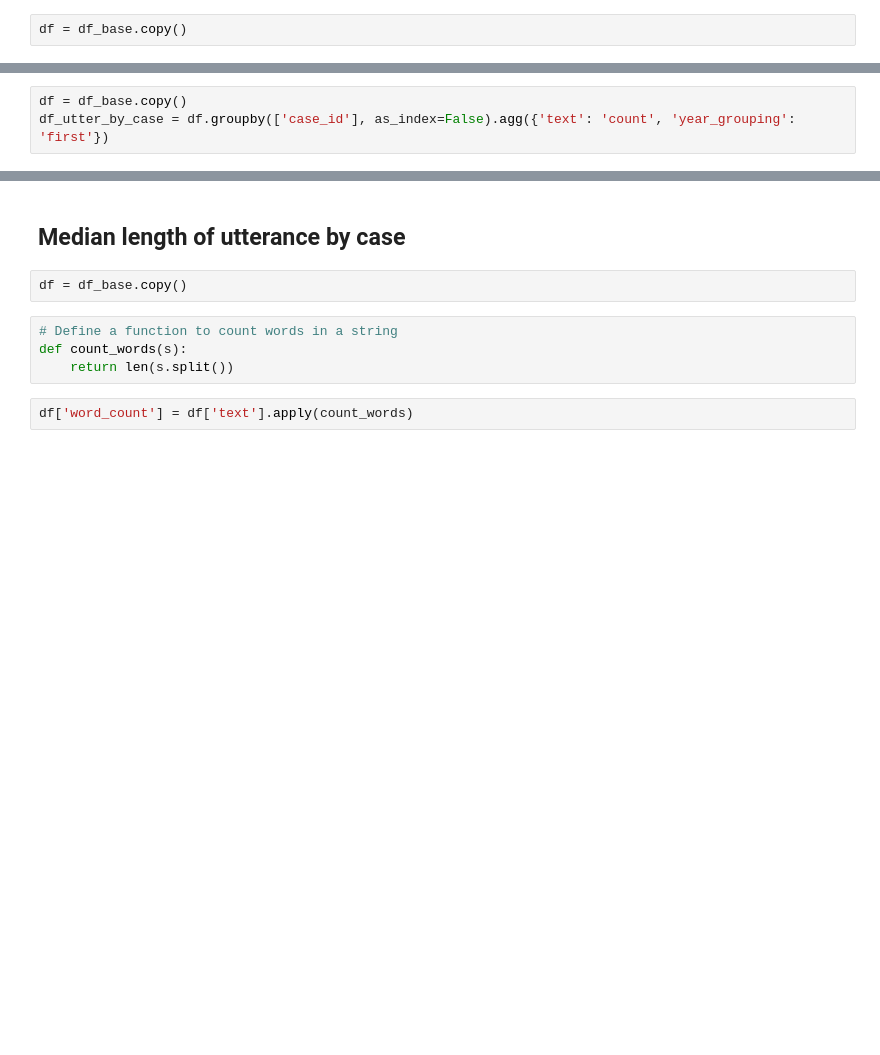
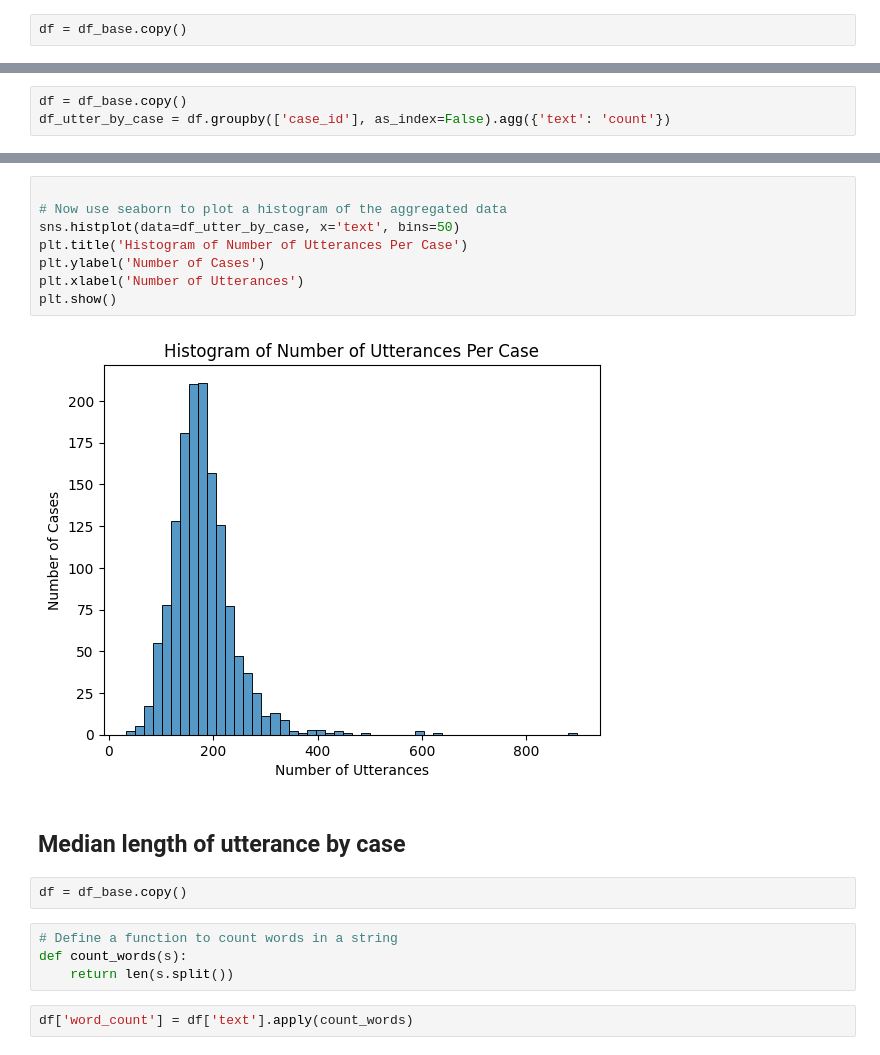
Before and after one commit to wagnerlmichael/supreme_court_nlp, a Jupyter notebook: eda/summary_stats.ipynb, the cells around one changed output, grey strips where cells are left out. Saved outputs shown, nothing was run; the diff lists cells and outputs as text; blank space fills up the shorter version.

```diff
--- a/eda/summary_stats.ipynb
+++ b/eda/summary_stats.ipynb
@@ -114,3 +97,3 @@ plt.savefig(os.path.join(eda_figures_path, 'hist_utter_word_count_per_year_group
 # %%
 df = df_base.copy()
-df_utter_by_case = df.groupby(['case_id'], as_index=False).agg({'text': 'count', 'year_grouping': 'first'})
+df_utter_by_case = df.groupby(['case_id'], as_index=False).agg({'text': 'count'})
@@ -128,3 +117,13 @@ plt.savefig(os.path.join(eda_figures_path, 'hist_num_utter_per_year_group.png'),
+# %%
+
+# Now use seaborn to plot a histogram of the aggregated data
+sns.histplot(data=df_utter_by_case, x='text', bins=50)
+plt.title('Histogram of Number of Utterances Per Case')
+plt.ylabel('Number of Cases')
+plt.xlabel('Number of Utterances')
+plt.show()
+# %% [output]
+[figure, added]
 # %% [markdown]
 ## Median length of utterance by case
 # %%
```
Also changed, not shown: parts of 24 cells of this notebook, 10 other files.
